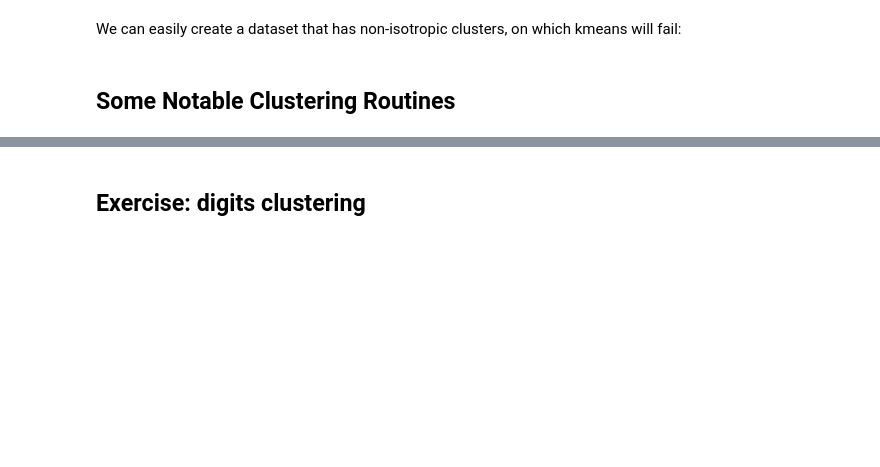
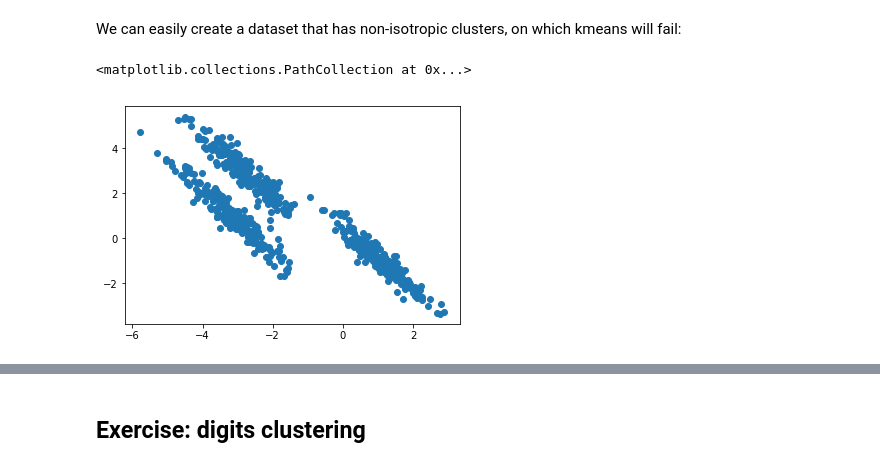
Before and after one commit to mstfldmr/IntelAIWorkshop, a Jupyter notebook: ClusteringBlobs.ipynb, the cells around one changed output, grey strips where cells are left out. Drawn from its saved outputs; the diff is of its cells as text; code cells hidden in the pictures; blank space fills up the shorter version.

```diff
--- a/ClusteringBlobs.ipynb
+++ b/ClusteringBlobs.ipynb
@@ -145,14 +132,13 @@ We can easily create a dataset that has non-isotropic clusters, on which kmeans
 # %%
 from sklearn.datasets import make_blobs
 
 X, y = make_blobs(random_state=170, n_samples=600)
 rng = np.random.RandomState(74)
 
 transformation = rng.normal(size=(2, 2))
 X = np.dot(X, transformation)
 
-y_pred = KMeans(n_clusters=3).fit_predict(X)
-
-plt.scatter(X[:, 0], X[:, 1], c=y_pred)
+plt.scatter(X[:, 0], X[:, 1])
+# %% [output]
+<matplotlib.collections.PathCollection at 0x...>
+[figure, added]
-# %% [markdown]
-## Some Notable Clustering Routines
```
Also changed, not shown: parts of 32 cells of this notebook, 5 other files.
